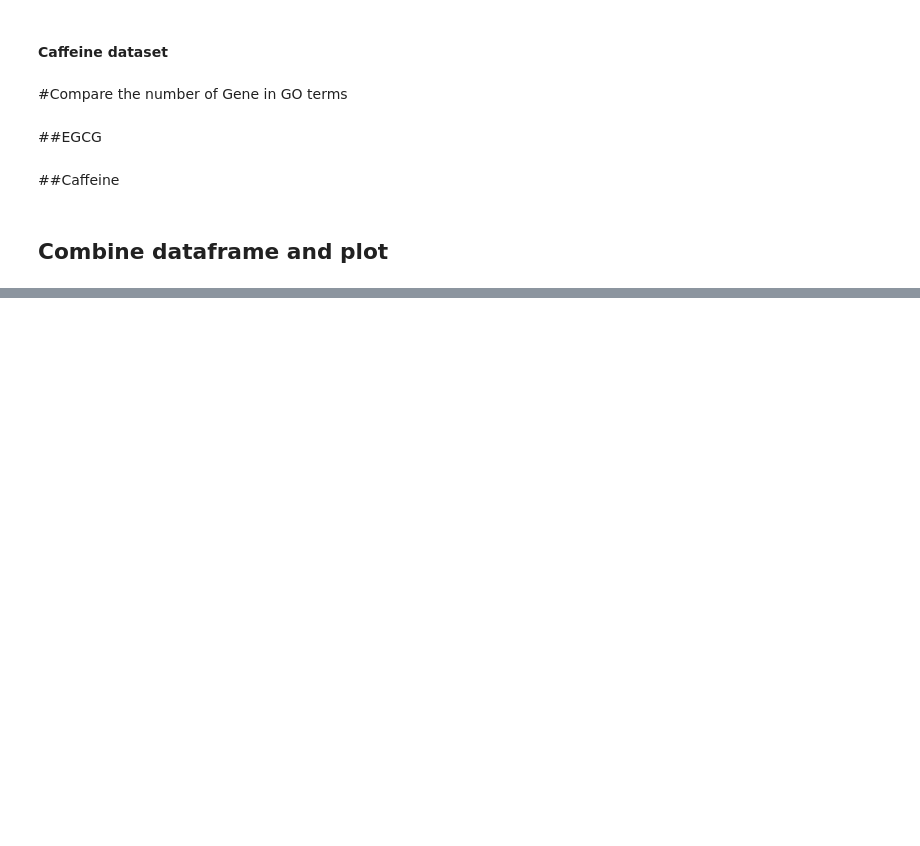
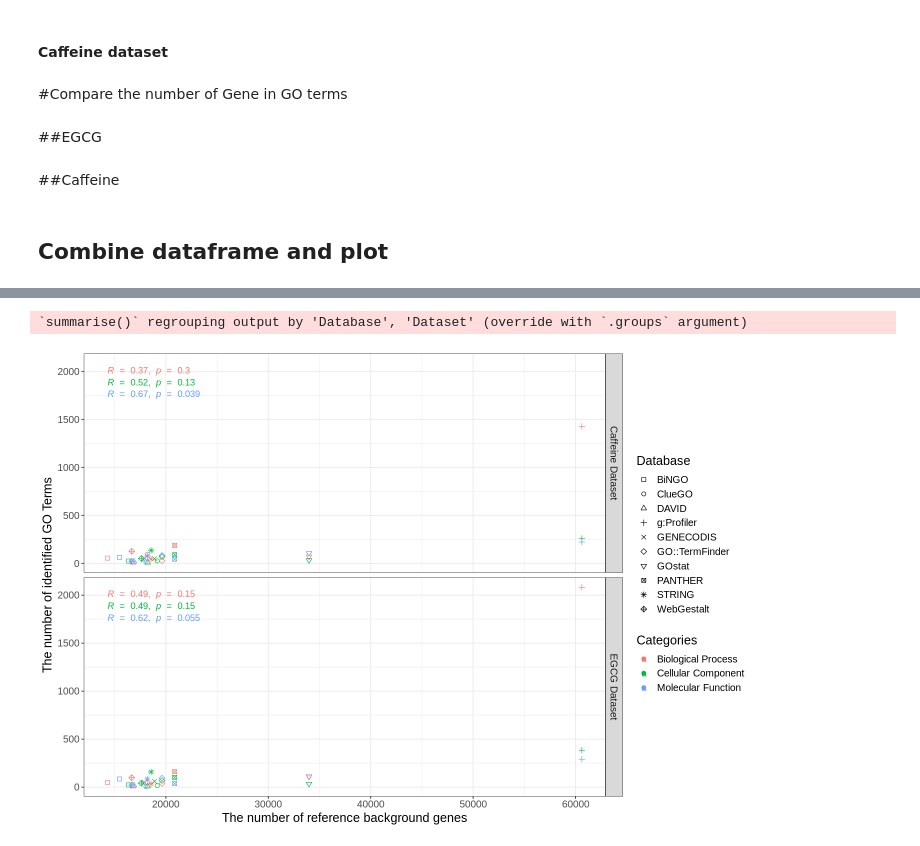
Before and after one commit to kittisaktaoma/GO-tools-comparsion, a Jupyter notebook: GO_tools_Comparison.ipynb, the cells around one changed output, grey strips where cells are left out. Drawn from its saved outputs; the diff is of its cells as text; code cells hidden in the pictures; blank space fills up the shorter version.

```diff
--- a/GO_tools_Comparison.ipynb
+++ b/GO_tools_Comparison.ipynb
@@ -464,0 +489,25 @@ ggplot(data=min_max.all, aes(x=reorder(Var1,Freq), y=Freq, color=con_02)) +
+# %%
+df <- fread("https://raw.githubusercontent.com/kittisaktaoma/GO-tools-comparsion/master/res/Reference-Count.txt") %>% as.data.frame()
+df.01 <- df[with(df, order(Database,Dataset)), ]
+df.all <- all[,-6] %>% unique() %>% group_by(Database,Dataset,Type) %>%
+  dplyr::summarise(CNT=n()) %>% as.data.frame()
+df.all.01 <- df.all[with(df.all, order(Database,Dataset)), ]
+
+
+
+c.df <- cbind(df.01,df.all.01)[,-c(5,6,7)]
+
+
+ggplot(c.df,aes(back,CNT,color=Categories)) +
+  geom_point(aes(shape=Database),size=2) +
+  scale_shape_manual(values=seq(0,10)) +
+  facet_grid(rows=vars(Dataset))  +
+  theme_bw() +
+  stat_cor(method="spearman") +
+  xlab("The number of reference background genes") +
+  ylab("The number of identified GO Terms")+
+  theme(strip.text.x = element_text(size = 15))+
+  theme(text = element_text(size=15))
+# %% [output]
+`summarise()` regrouping output by 'Database', 'Dataset' (override with `.groups` argument)
+[figure, added]
```
Also changed, not shown: parts of 3 cells of this notebook.
